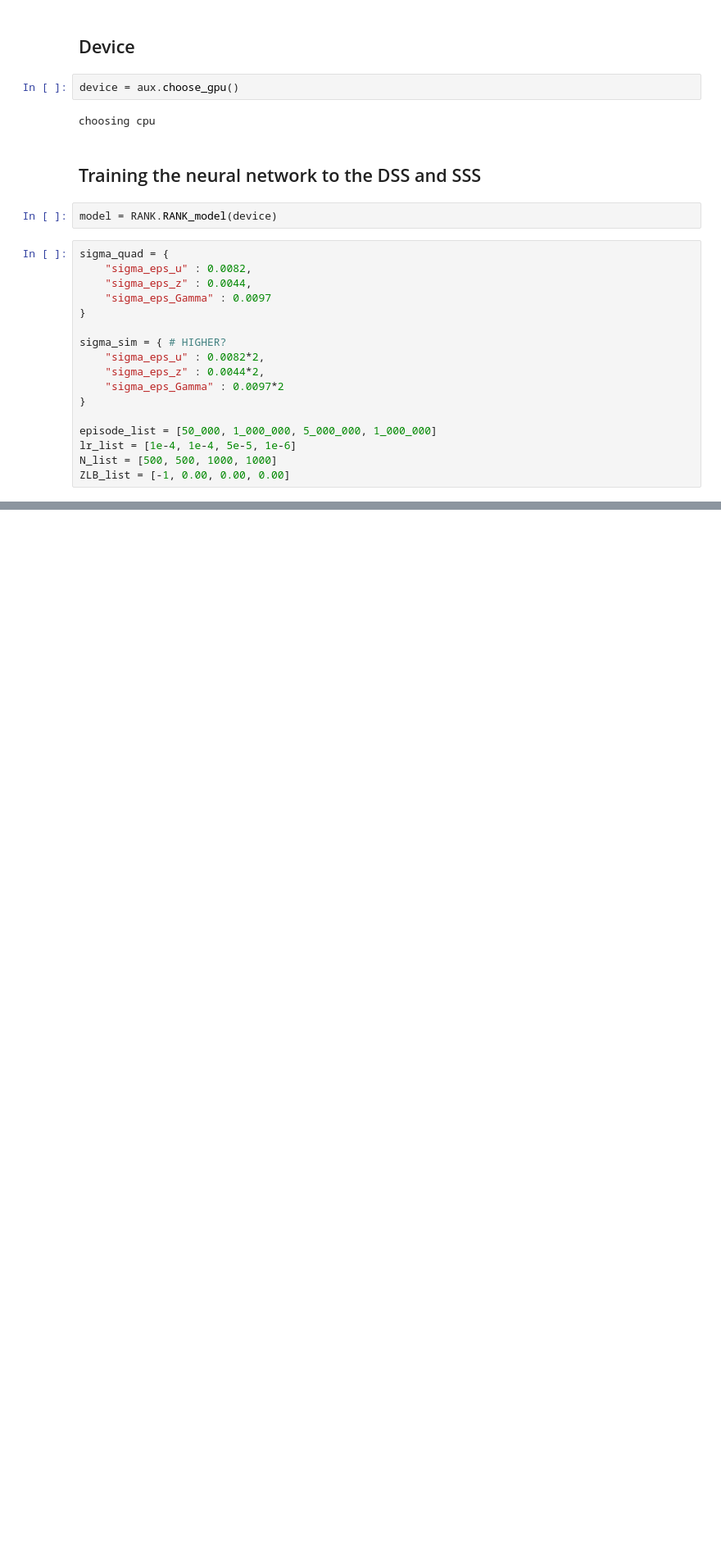
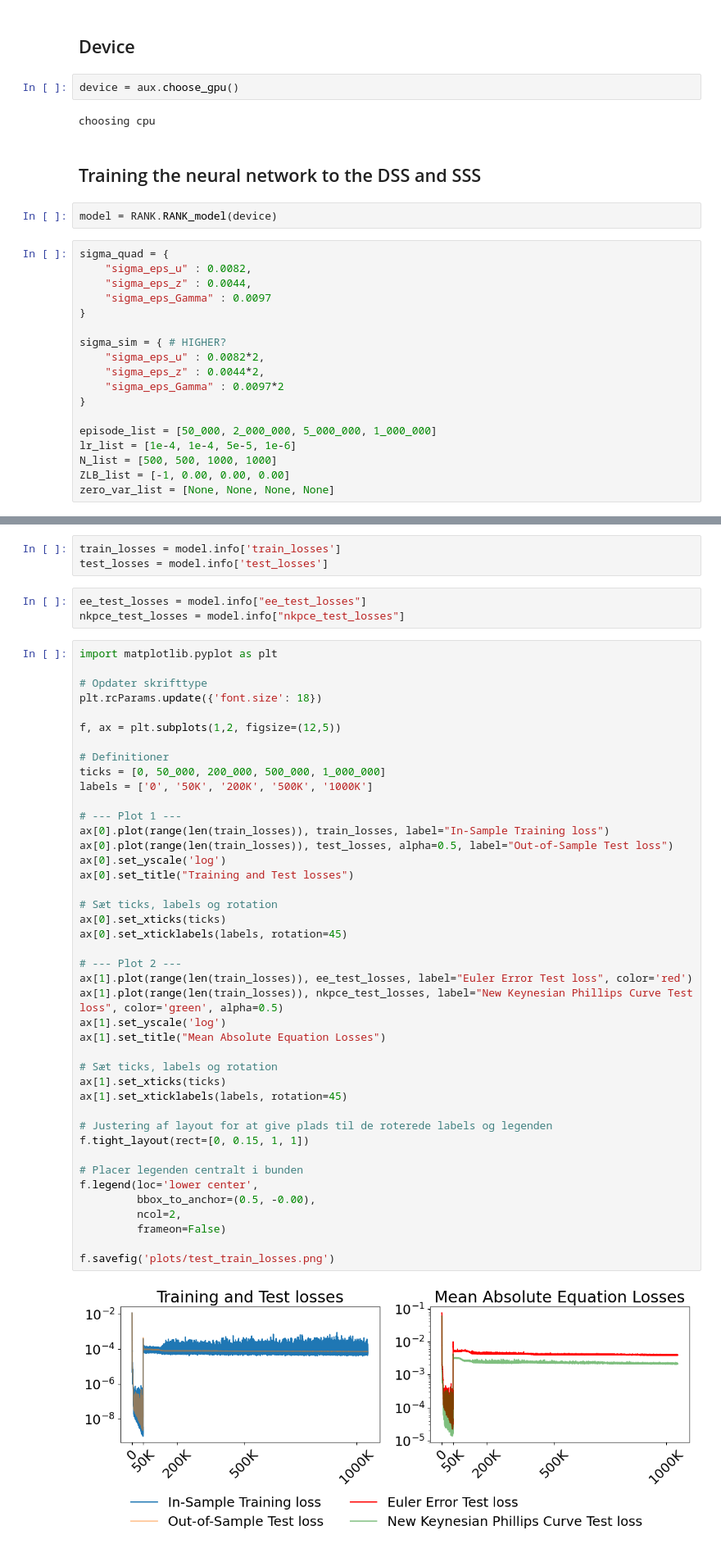
Before and after one commit to qxb650/GlobalRANK, a Jupyter notebook: 01_train_nn.ipynb, the cells around one changed output, grey strips where cells are left out. Shown at 82% size. Saved outputs shown, nothing was run; the diff lists cells and outputs as text; blank space fills up the shorter version.

```diff
--- a/01_train_nn.ipynb
+++ b/01_train_nn.ipynb
@@ -39,8 +39,9 @@ sigma_sim = { # HIGHER?
     "sigma_eps_Gamma" : 0.0097*2
 }
 
-episode_list = [50_000, 1_000_000, 5_000_000, 1_000_000]
+episode_list = [50_000, 2_000_000, 5_000_000, 1_000_000]
 lr_list = [1e-4, 1e-4, 5e-5, 1e-6]
 N_list = [500, 500, 1000, 1000]
 ZLB_list = [-1, 0.00, 0.00, 0.00]
+zero_var_list = [None, None, None, None]
 # %%
@@ -92,0 +70,50 @@ with open('info_train.pkl', 'wb') as f:
+# %%
+train_losses = model.info['train_losses']
+test_losses = model.info['test_losses']
+# %%
+ee_test_losses = model.info["ee_test_losses"]
+nkpce_test_losses = model.info["nkpce_test_losses"]
+# %%
+import matplotlib.pyplot as plt
+
+# Opdater skrifttype
+plt.rcParams.update({'font.size': 18})
+
+f, ax = plt.subplots(1,2, figsize=(12,5))
+
+# Definitioner
+ticks = [0, 50_000, 200_000, 500_000, 1_000_000]
+labels = ['0', '50K', '200K', '500K', '1000K']
+
+# --- Plot 1 ---
+ax[0].plot(range(len(train_losses)), train_losses, label="In-Sample Training loss")
+ax[0].plot(range(len(train_losses)), test_losses, alpha=0.5, label="Out-of-Sample Test loss")
+ax[0].set_yscale('log')
+ax[0].set_title("Training and Test losses")
+
+# Sæt ticks, labels og rotation
+ax[0].set_xticks(ticks)
+ax[0].set_xticklabels(labels, rotation=45)
+
+# --- Plot 2 ---
+ax[1].plot(range(len(train_losses)), ee_test_losses, label="Euler Error Test loss", color='red')
+ax[1].plot(range(len(train_losses)), nkpce_test_losses, label="New Keynesian Phillips Curve Test loss", color='green', alpha=0.5)
+ax[1].set_yscale('log')
+ax[1].set_title("Mean Absolute Equation Losses")
+
+# Sæt ticks, labels og rotation
+ax[1].set_xticks(ticks)
+ax[1].set_xticklabels(labels, rotation=45)
+
+# Justering af layout for at give plads til de roterede labels og legenden
+f.tight_layout(rect=[0, 0.15, 1, 1])
+
+# Placer legenden centralt i bunden
+f.legend(loc='lower center',
+         bbox_to_anchor=(0.5, -0.00),
+         ncol=2,
+         frameon=False)
+
+f.savefig('plots/test_train_losses.png')
+# %% [output]
+[figure, added]
```
Also changed, not shown: parts of 7 cells of this notebook, 22 other files.
